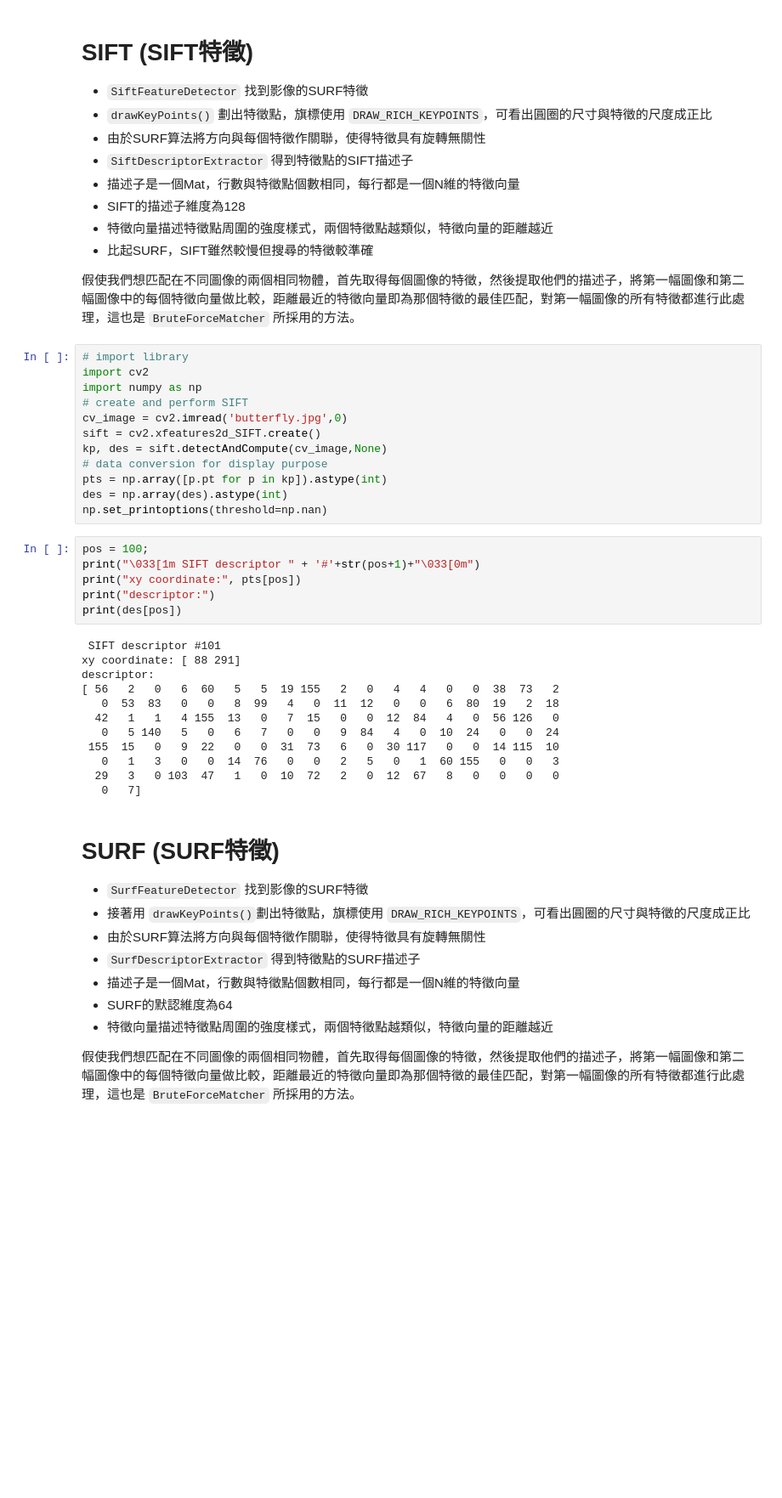
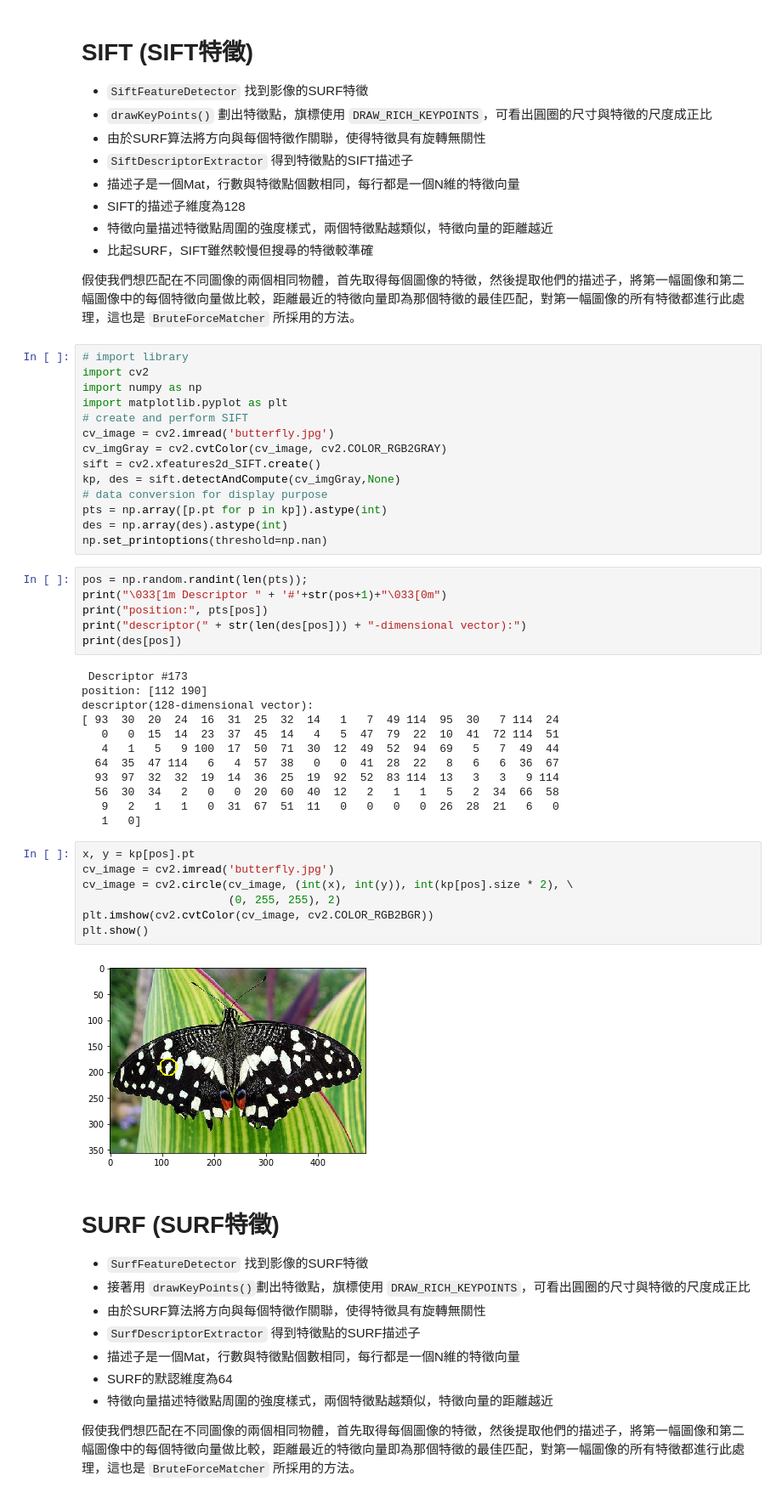
Before and after one commit to jack06215/opencv-dev, a Jupyter notebook: Feature descriptor.ipynb, the cells around one changed output. Shown at 85% size. Drawn from its saved outputs; the diff is of its cells as text; blank space fills up the shorter version.

Commit message:
added SIFT example code to feature-descriptor

```diff
--- a/Feature descriptor.ipynb
+++ b/Feature descriptor.ipynb
@@ -64,32 +67,43 @@ For simplicity sake, think of feature descriptor is **a point exists in a $n$-di
 # import library
 import cv2
 import numpy as np
+import matplotlib.pyplot as plt
 # create and perform SIFT
-cv_image = cv2.imread('butterfly.jpg',0)
+cv_image = cv2.imread('butterfly.jpg')
+cv_imgGray = cv2.cvtColor(cv_image, cv2.COLOR_RGB2GRAY)
 sift = cv2.xfeatures2d_SIFT.create()
-kp, des = sift.detectAndCompute(cv_image,None)
+kp, des = sift.detectAndCompute(cv_imgGray,None)
 # data conversion for display purpose
 pts = np.array([p.pt for p in kp]).astype(int)
 des = np.array(des).astype(int)
 np.set_printoptions(threshold=np.nan)
 # %%
-pos = 100;
-print("\033[1m SIFT descriptor " + '#'+str(pos+1)+"\033[0m")
-print("xy coordinate:", pts[pos])
-print("descriptor:")
+pos = np.random.randint(len(pts));
+print("\033[1m Descriptor " + '#'+str(pos+1)+"\033[0m")
+print("position:", pts[pos])
+print("descriptor(" + str(len(des[pos])) + "-dimensional vector):")
 print(des[pos])
 # %% [output]
- SIFT descriptor #101
-xy coordinate: [ 88 291]
-descriptor:
-[ 56   2   0   6  60   5   5  19 155   2   0   4   4   0   0  38  73   2
-   0  53  83   0   0   8  99   4   0  11  12   0   0   6  80  19   2  18
-  42   1   1   4 155  13   0   7  15   0   0  12  84   4   0  56 126   0
-   0   5 140   5   0   6   7   0   0   9  84   4   0  10  24   0   0  24
- 155  15   0   9  22   0   0  31  73   6   0  30 117   0   0  14 115  10
-   0   1   3   0   0  14  76   0   0   2   5   0   1  60 155   0   0   3
-  29   3   0 103  47   1   0  10  72   2   0  12  67   8   0   0   0   0
-   0   7]
+ Descriptor #173
+position: [112 190]
+descriptor(128-dimensional vector):
+[ 93  30  20  24  16  31  25  32  14   1   7  49 114  95  30   7 114  24
+   0   0  15  14  23  37  45  14   4   5  47  79  22  10  41  72 114  51
+   4   1   5   9 100  17  50  71  30  12  49  52  94  69   5   7  49  44
+  64  35  47 114   6   4  57  38   0   0  41  28  22   8   6   6  36  67
+  93  97  32  32  19  14  36  25  19  92  52  83 114  13   3   3   9 114
+  56  30  34   2   0   0  20  60  40  12   2   1   1   5   2  34  66  58
+   9   2   1   1   0  31  67  51  11   0   0   0   0  26  28  21   6   0
+   1   0]
+# %%
+x, y = kp[pos].pt
+cv_image = cv2.imread('butterfly.jpg')
+cv_image = cv2.circle(cv_image, (int(x), int(y)), int(kp[pos].size * 2), \
+                      (0, 255, 255), 2)
+plt.imshow(cv2.cvtColor(cv_image, cv2.COLOR_RGB2BGR))
+plt.show()
+# %% [output]
+[figure, added]
 # %% [markdown]
 # SURF (SURF特徵)
 
```
Also changed, not shown: parts of 2 cells of this notebook, 2 other files.
